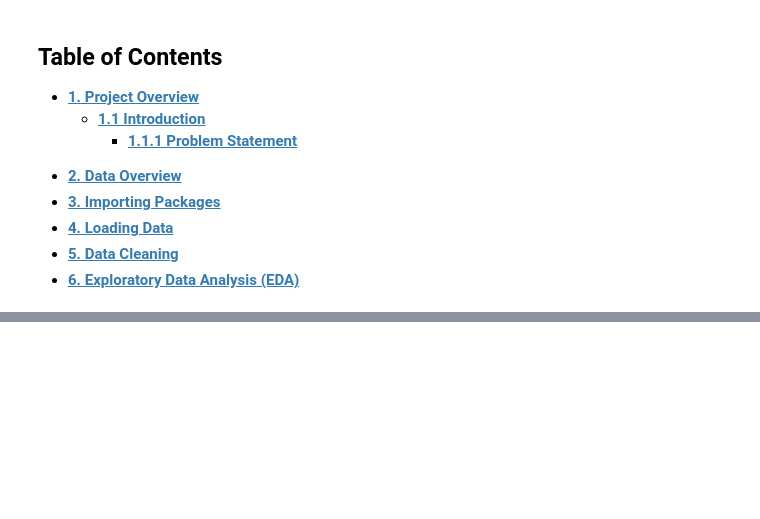
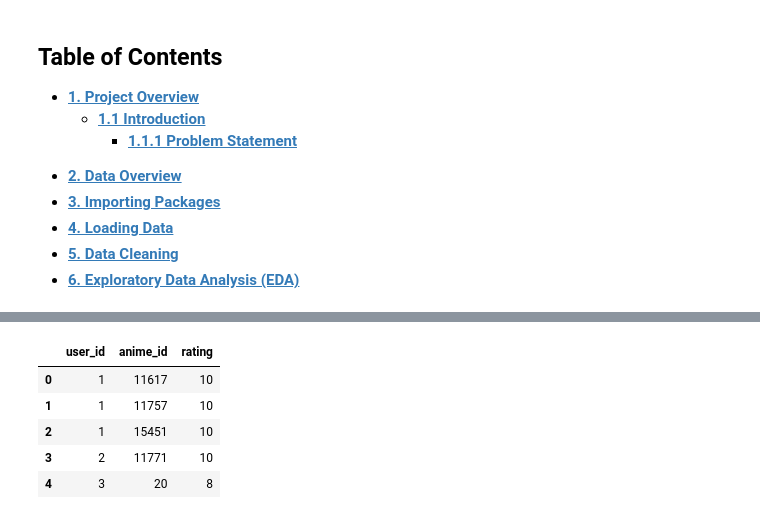
Before and after one commit to keneilweRangw/MM1_2401FTDS_Unsupervised_Learning_Project, a Jupyter notebook: Final_Project.ipynb, the cells around one changed output, grey strips where cells are left out. Cells and saved outputs as stored; diff of their text form; code cells hidden in the pictures; blank space fills up the shorter version.

```diff
--- a/Final_Project.ipynb
+++ b/Final_Project.ipynb
@@ -51,0 +86,9 @@ By analyzing and utilizing this dataset, we aim to create a robust recommender s
+# %%
+train_df.head()
+# %% [output]
+|  | user_id | anime_id | rating |
+| 0 | 1 | 11617 | 10 |
+| 1 | 1 | 11757 | 10 |
+| 2 | 1 | 15451 | 10 |
+| 3 | 2 | 11771 | 10 |
+| 4 | 3 | 20 | 8 |
```
Also changed, not shown: parts of 17 cells of this notebook.
